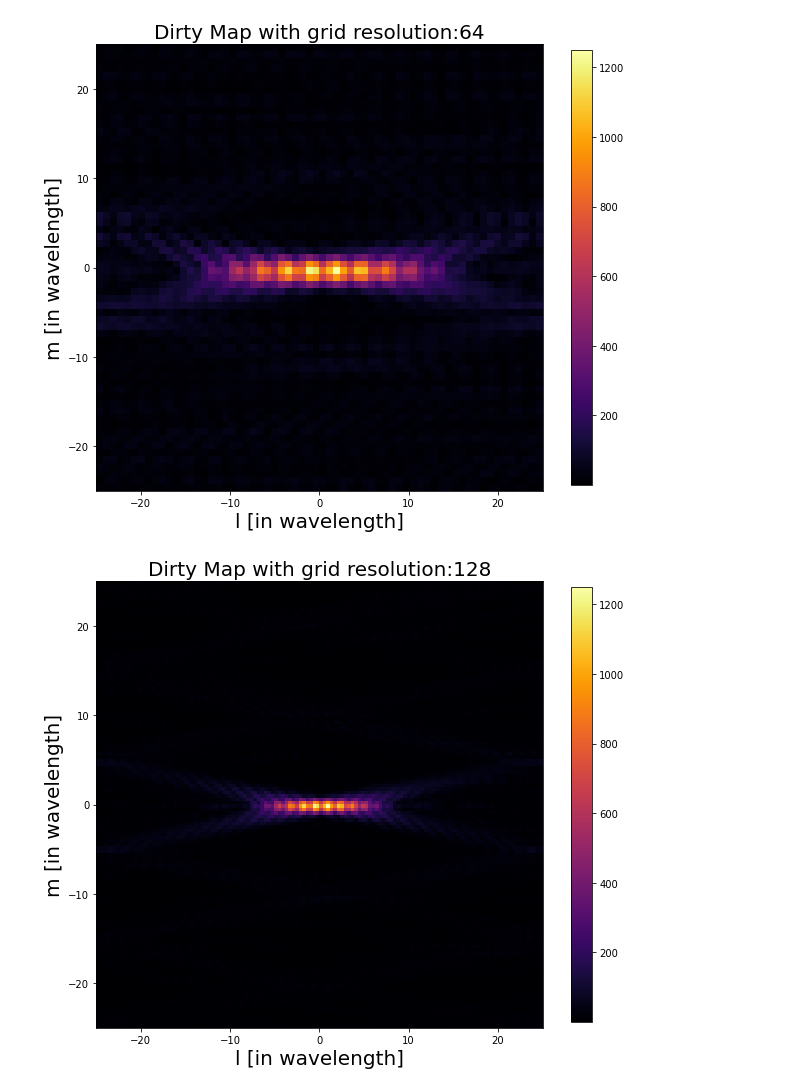
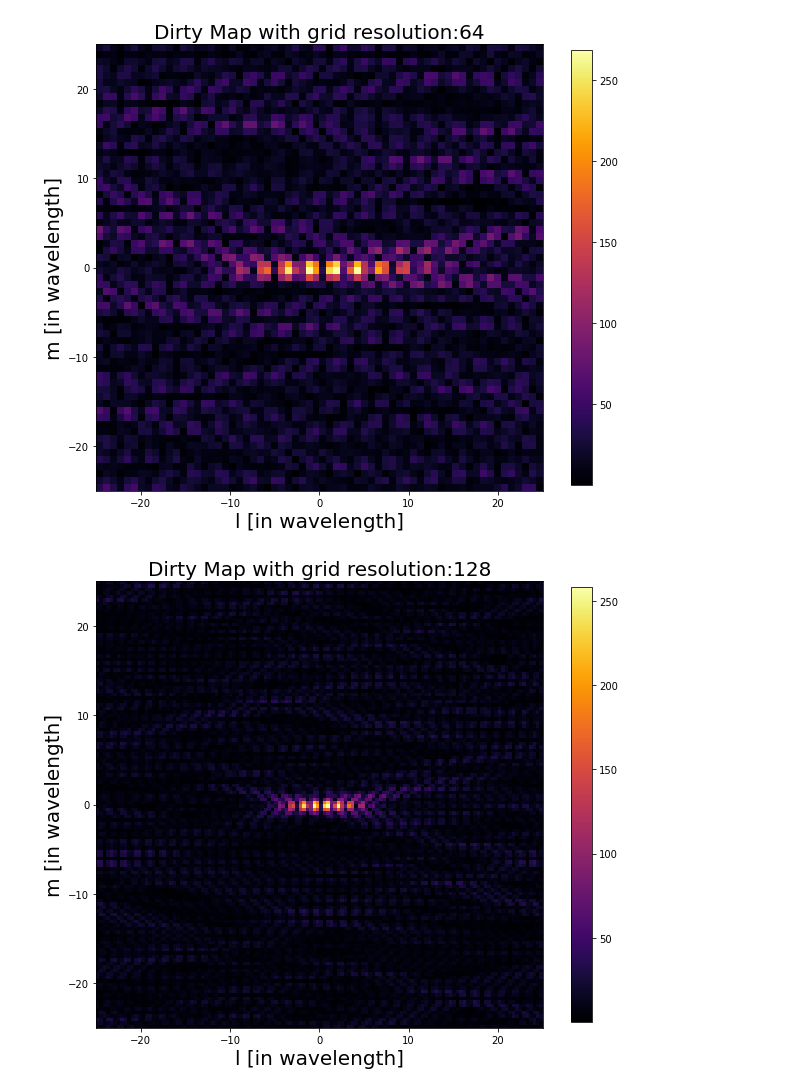
Before and after one commit to vanessaaschulz/Stovepipe_Interferometer, a Jupyter notebook: 3_6_Cantenna_Interferometer_Analysis_in_Steps/Interferometry_analysis_v1.ipynb, the cells around one changed output. Saved outputs shown, nothing was run; the diff lists cells and outputs as text; code cells hidden in the pictures.

```diff
--- a/3_6_Cantenna_Interferometer_Analysis_in_Steps/Interferometry_analysis_v1.ipynb
+++ b/3_6_Cantenna_Interferometer_Analysis_in_Steps/Interferometry_analysis_v1.ipynb
@@ -23,7 +23,7 @@ start_time = time.time()
 # resampling to smooth data/ compensate integration time rate
 resampling = 5
 # Cantenna-Scan to analyze
-scan_number = '321g'
+scan_number = '322a'
 filename_data = './Data/LCORR_'+str(scan_number)+'.csv'
 # save results of analysis in this folder
 #os.mkdir('./Analysis/LCORR_'+str(scan_number))
@@ -175,9 +175,9 @@ dirty_beam2 = imaging.dirt_beam(scan_number,wavel[0], baselines_x, baselines_y,
 [figure]
 # %%
 # dirty map calculations for different resolutions (grid sizes)
-dirty_map0 = imaging.grid_ifft(scan_number,uvw_vis[3], uvw_vis[0],uvw_vis[1],grid_size=64)
-dirty_map1 = imaging.grid_ifft(scan_number,uvw_vis[3], uvw_vis[0],uvw_vis[1],grid_size=128)
-dirty_map2 = imaging.grid_ifft(scan_number,uvw_vis[3], uvw_vis[0],uvw_vis[1],grid_size=256)
+dirty_map0 = imaging.dirty_map(scan_number,uvw_vis[3], uvw_vis[0],uvw_vis[1],grid_size=64)
+dirty_map1 = imaging.dirty_map(scan_number,uvw_vis[3], uvw_vis[0],uvw_vis[1],grid_size=128)
+dirty_map2 = imaging.dirty_map(scan_number,uvw_vis[3], uvw_vis[0],uvw_vis[1],grid_size=256)
 # %% [output]
-[figure, old version]
+[figure, new version]
-[figure, old version]
+[figure, new version]
```
Also changed, not shown: parts of 17 cells of this notebook, 10 other files.
